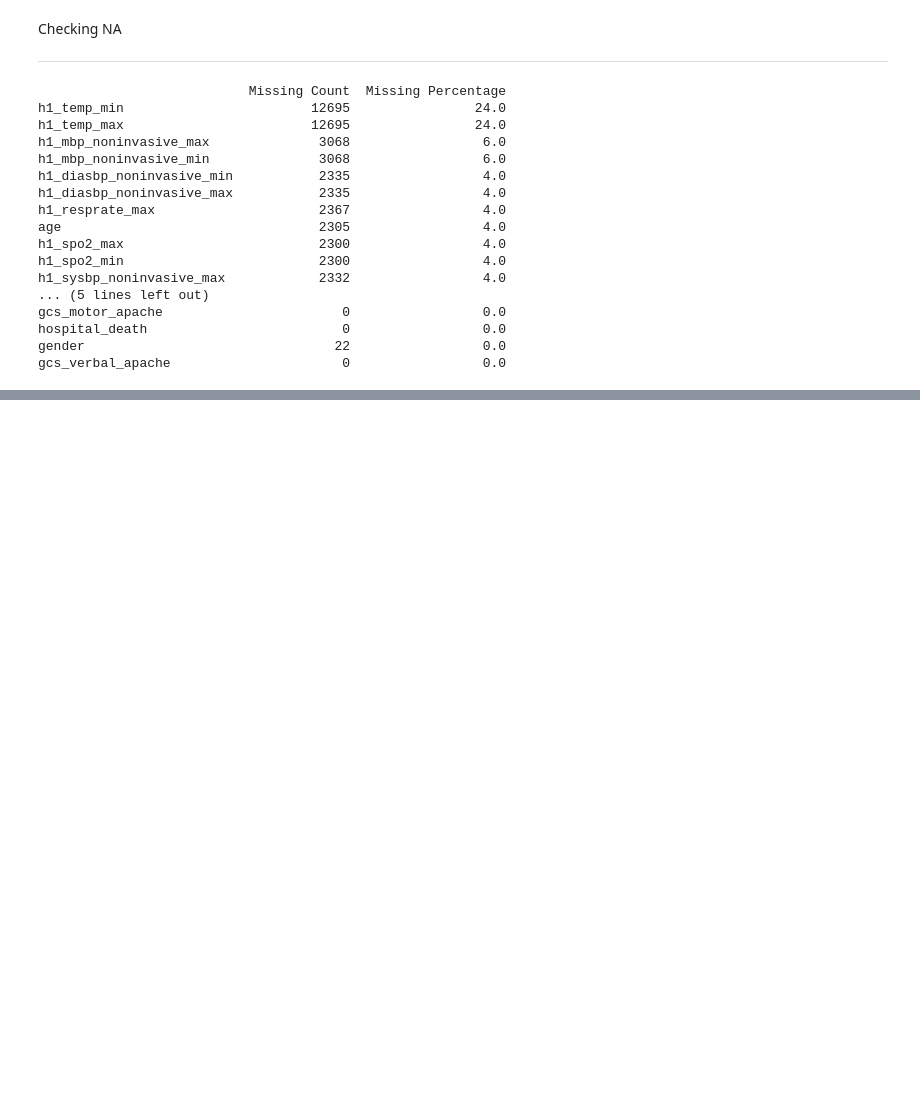
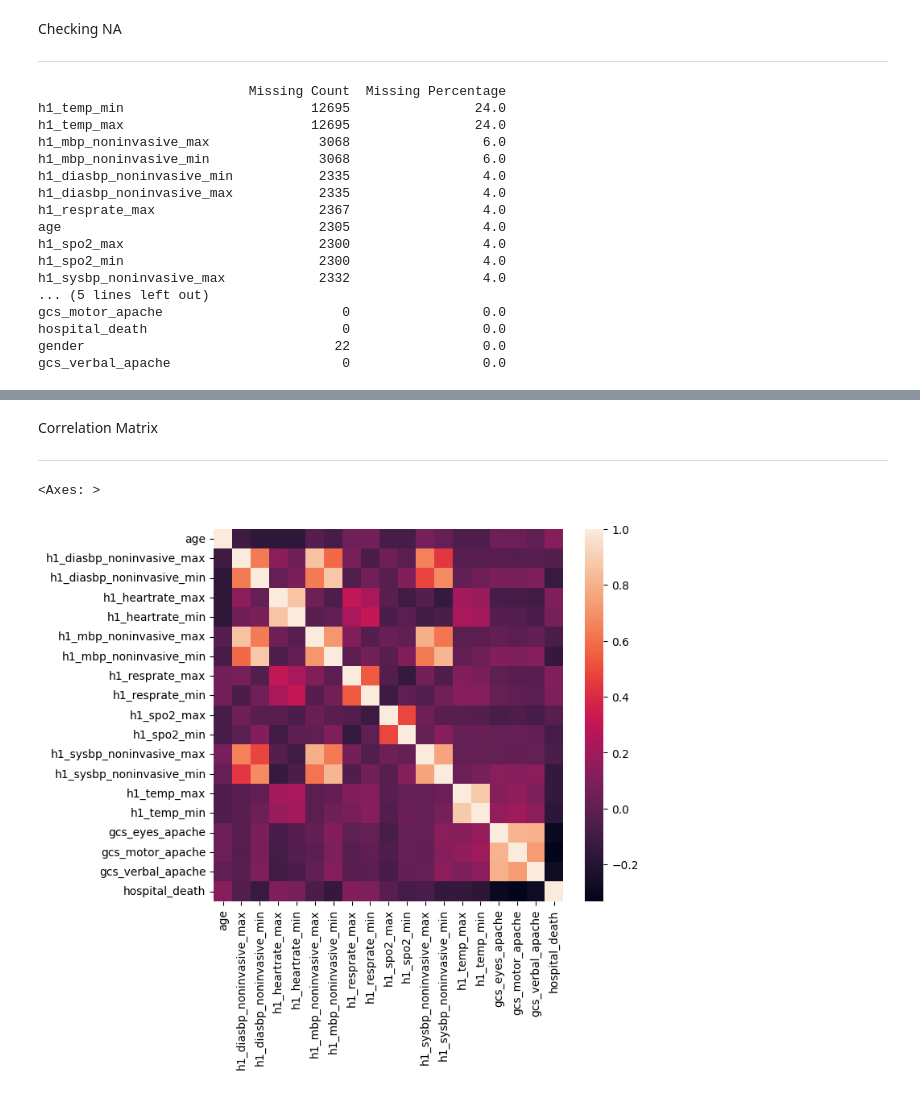
Before and after one commit to lilyzhizhou/Datathon-4, a Jupyter notebook: Data_Cleaning_Vitals.ipynb, the cells around one changed output, grey strips where cells are left out. Cells and saved outputs as stored; diff of their text form; code cells hidden in the pictures; blank space fills up the shorter version.

```diff
--- a/Data_Cleaning_Vitals.ipynb
+++ b/Data_Cleaning_Vitals.ipynb
@@ -123,0 +308,4 @@ gcs_verbal_apache                      0                 0.0
+# %%
+# Drop NA values
+data = data.dropna()
+print(data.shape)
@@ -123,0 +360,13 @@ gcs_verbal_apache                      0                 0.0
+# %% [markdown]
+Correlation Matrix
+
+---
+# %%
+# correlation matrix
+columns = numerical_columns + [target_column]
+
+plt.figure(figsize=(7,6))
+sns.heatmap(data[columns].corr())
+# %% [output]
+<Axes: >
+[figure, added]
```
Also changed, not shown: parts of 17 cells of this notebook.
